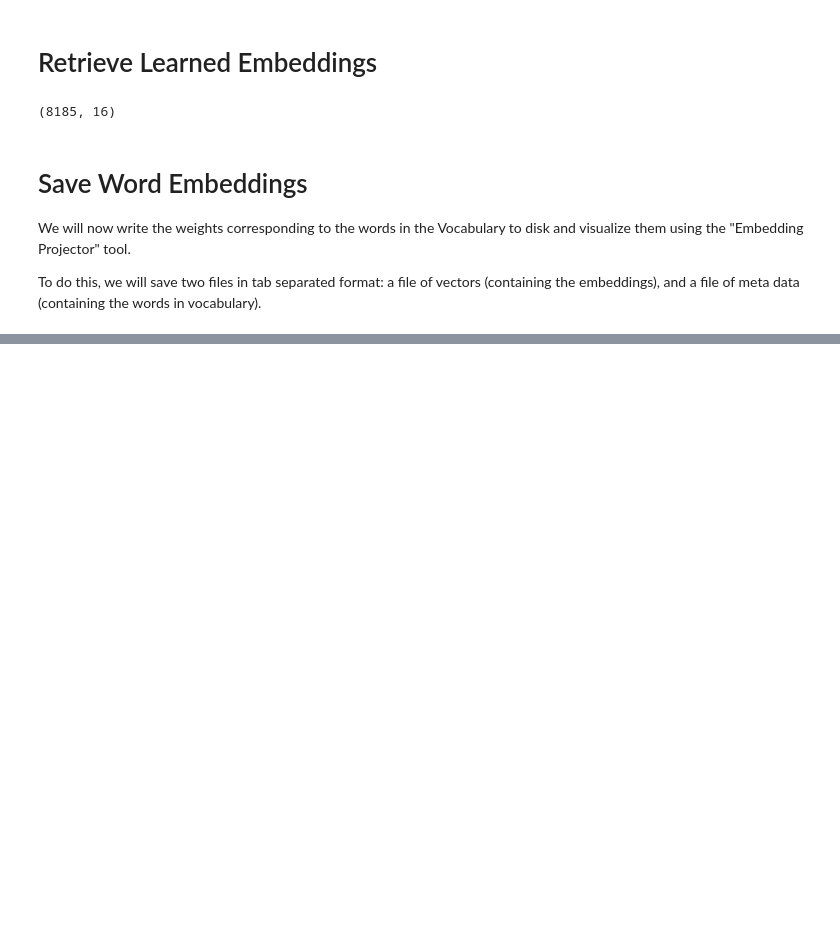
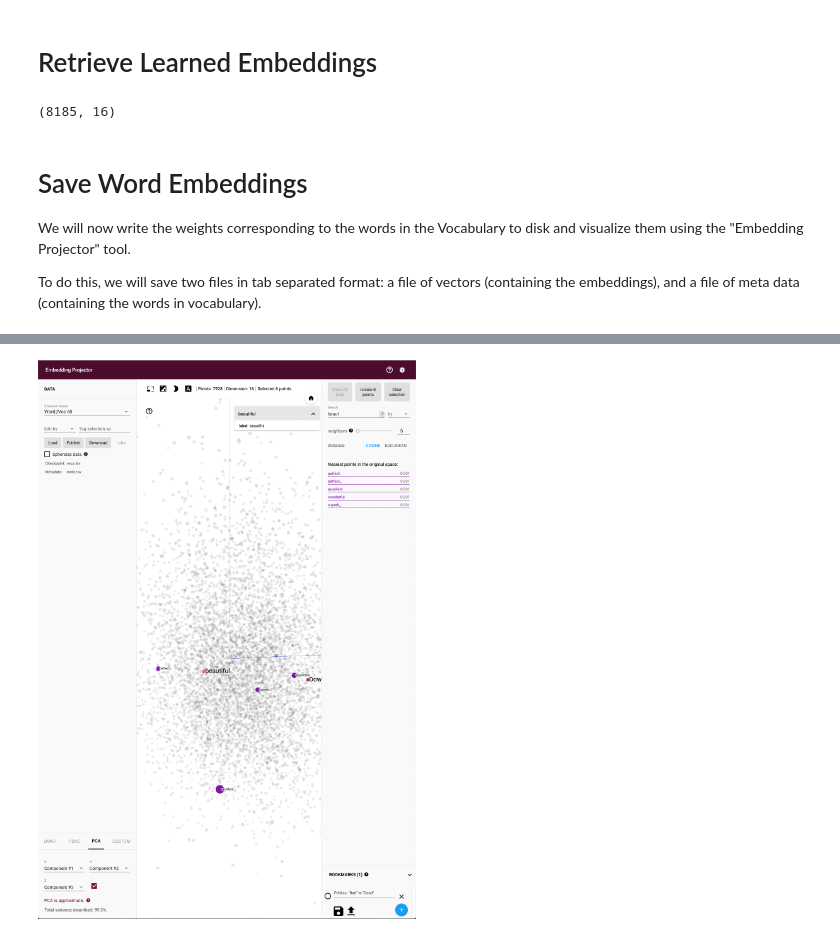
Before and after one commit to anujdutt9/Deep-Learning-TF-2.0, a Jupyter notebook: Train_and_Visualize_Word_Embeddings.ipynb, the cells around one changed output, grey strips where cells are left out. Saved outputs shown, nothing was run; the diff lists cells and outputs as text; code cells hidden in the pictures; blank space fills up the shorter version.

```diff
--- a/Train_and_Visualize_Word_Embeddings.ipynb
+++ b/Train_and_Visualize_Word_Embeddings.ipynb
@@ -533,0 +550,5 @@ else:
+# %%
+# Image Showing Embedding Projector Tool
+Image("full_display.png", width=1000)
+# %% [output]
+[figure, added]
```
Also changed, not shown: parts of 4 cells of this notebook.
